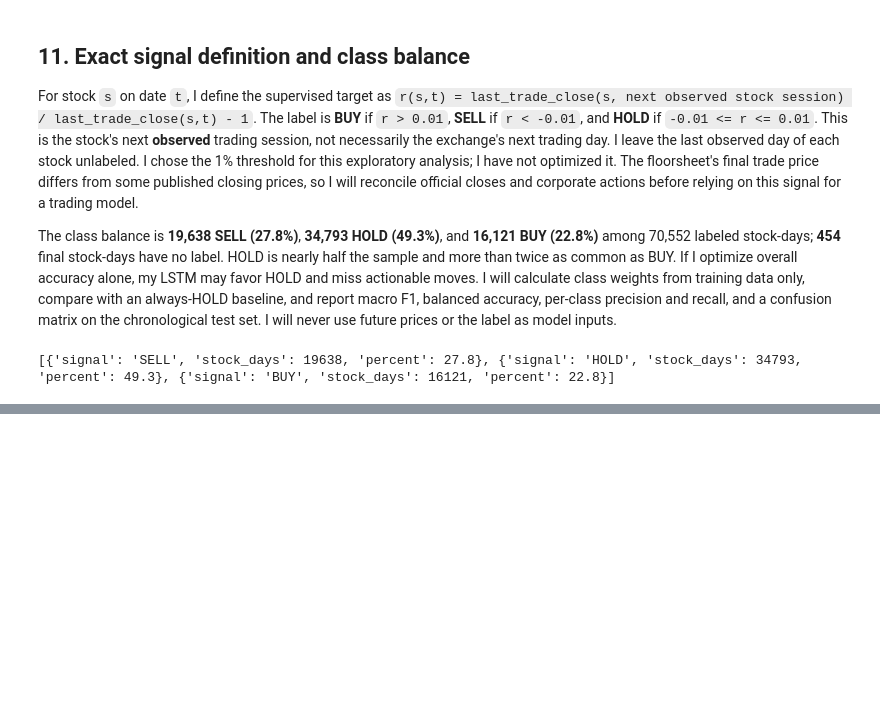
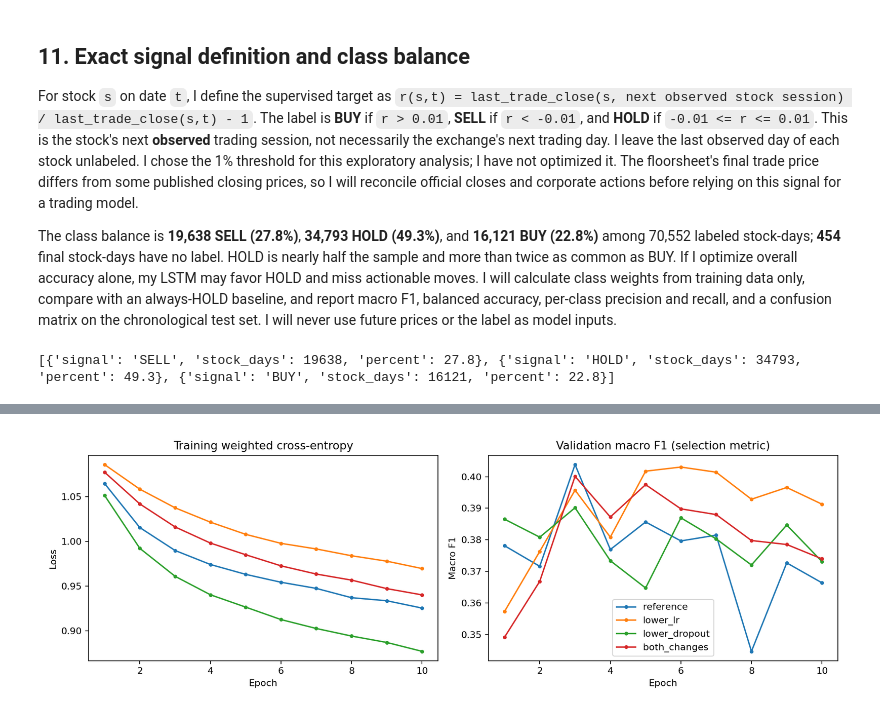
Before and after one commit to UttamChaudhary12/NepSE-Stock-Project, a Jupyter notebook: Uttam_EDA.ipynb, the cells around one changed output, grey strips where cells are left out. Saved outputs shown, nothing was run; the diff lists cells and outputs as text; code cells hidden in the pictures; blank space fills up the shorter version.

```diff
--- a/Uttam_EDA.ipynb
+++ b/Uttam_EDA.ipynb
@@ -310,0 +573,13 @@ print(class_balance.to_dicts())
+# %%
+fig, axes = plt.subplots(1, 2, figsize=(12, 4))
+for name, h in history.groupby('run', sort=False):
+    axes[0].plot(h.epoch, h.train_loss, marker='.', label=name)
+    axes[1].plot(h.epoch, h.val_macro_f1, marker='.', label=name)
+axes[0].set(title='Training weighted cross-entropy', xlabel='Epoch', ylabel='Loss')
+axes[1].set(title='Validation macro F1 (selection metric)', xlabel='Epoch', ylabel='Macro F1')
+axes[1].legend()
+fig.tight_layout()
+fig.savefig(OUT/'learning_curves.png', dpi=160)
+plt.show()
+# %% [output]
+[figure, added]
```
Also changed, not shown: parts of 13 cells of this notebook, 18 other files.
